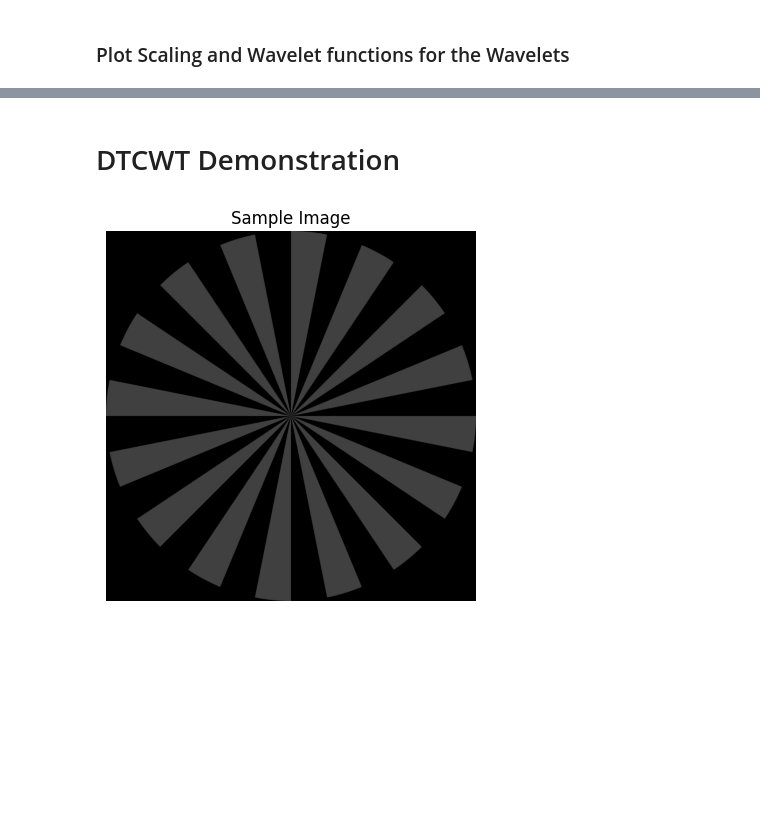
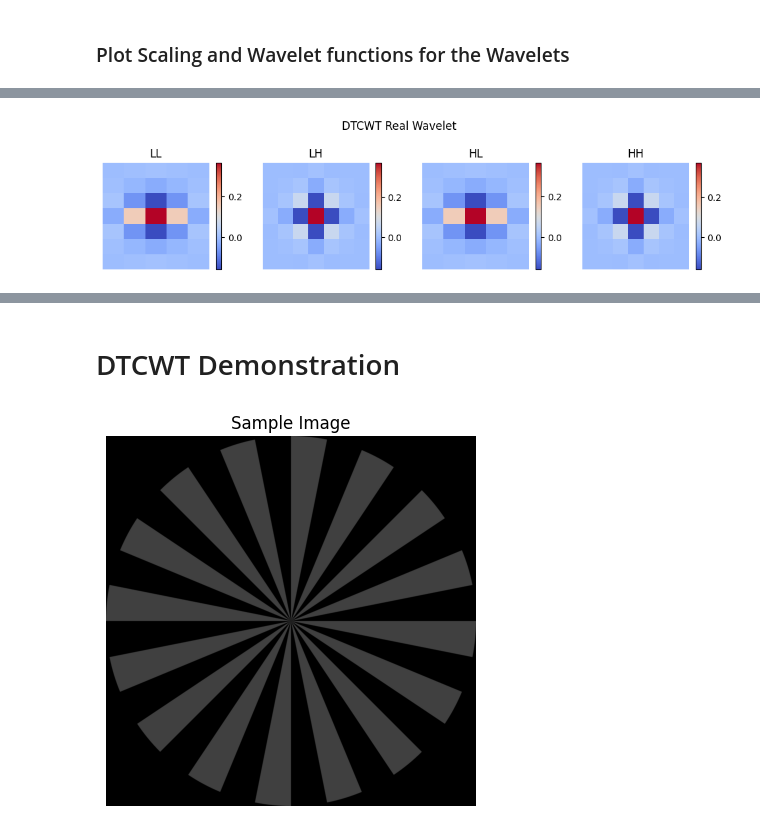
Before and after one commit to GSNikhil/inpainting-detection, a Jupyter notebook: wavelets.ipynb, the cells around one changed output, grey strips where cells are left out. Drawn from its saved outputs; the diff is of its cells as text; code cells hidden in the pictures; blank space fills up the shorter version.

```diff
--- a/wavelets.ipynb
+++ b/wavelets.ipynb
@@ -69,0 +119,84 @@ Number of vanishing moments in scale 3
+# %%
+import dtcwt.coeffs
+
+coeefs = dtcwt.coeffs.biort('near_sym_a') # h0, g0, h1, g1
+phi0, phi1, psi0, psi1 = [c.reshape(-1,) for c in coeefs]
+
+labels = ["LL", "LH", "HL", "HH"]
+
+tree_a = []
+plt.figure(figsize=(12, 3))
+i = 0
+for s in [psi0, psi0]:
+    for w in [phi0, psi0]:
+        # Calculate 2D wavelet
+        wavelet = np.outer(s, w)
+        print(wavelet.shape)
+        tree_a.append(wavelet)
+
+        plt.subplot(1, 4, i + 1)
+        plt.imshow(wavelet, cmap='coolwarm', extent=[x.min(), x.max(), x.min(), x.max()])
+        plt.title(labels[i])
+        plt.xlabel('X')
+        plt.colorbar(shrink=0.7)
+        plt.ylabel('Y')
+        plt.axis('off')
+
+        i += 1
+
+plt.suptitle(f"DTCWT Real Wavelet")
+plt.show()
+
+tree_b = []
+plt.figure(figsize=(12, 3))
+i = 0
+for s in [phi1, psi1]:
+    for w in [phi1, psi1]:
+        # Calculate 2D wavelet
+        wavelet = np.outer(s, w)
+        print(wavelet.shape)
+        tree_b.append(wavelet)
+
+        plt.subplot(1, 4, i + 1)
+        plt.imshow(wavelet, cmap='coolwarm', extent=[x.min(), x.max(), x.min(), x.max()])
+        plt.title(labels[i])
+        plt.xlabel('X')
+        plt.colorbar(shrink=0.7)
+        plt.ylabel('Y')
+        plt.axis('off')
+
+        i += 1
+
+plt.suptitle(f"DTCWT Imag Wavelet")
+plt.show()
+
+# Wavelts
+plt.figure(figsize=(12, 6))
+i = 0
+for s in [phi1, psi1]:
+    for w in [phi1, psi1]:
+        # Calculate 2D wavelet
+        wavelet1 = tree_a[i] + tree_b[3 - i]
+        wavelet2 = tree_a[i] - tree_b[3 - i]
+
+        plt.subplot(2, 4, i + 1)
+        plt.imshow(wavelet1, cmap='coolwarm', extent=[x.min(), x.max(), x.min(), x.max()])
+        plt.title(labels[i])
+        plt.xlabel('X')
+        plt.colorbar(shrink=0.7)
+        plt.ylabel('Y')
+        plt.axis('off')
+
+        plt.subplot(2, 4, i + 5)
+        plt.imshow(wavelet2, cmap='coolwarm', extent=[x.min(), x.max(), x.min(), x.max()])
+        plt.title(labels[i])
+        plt.xlabel('X')
+        plt.colorbar(shrink=0.7)
+        plt.ylabel('Y')
+        plt.axis('off')
+
+        i += 1
+
+plt.suptitle(f"DTCWT Wavelets")
+plt.show()
+# %% [output]
@@ -69,0 +207 @@ Number of vanishing moments in scale 3
+[figure, added]
```
Also changed, not shown: parts of 9 cells of this notebook.
